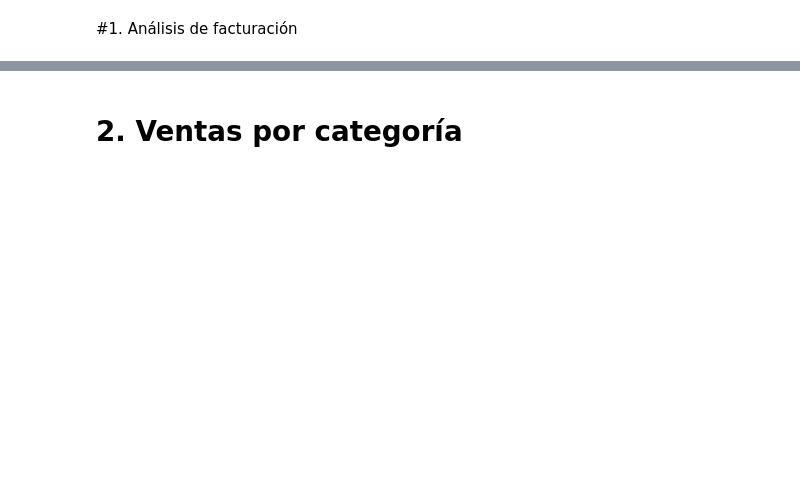
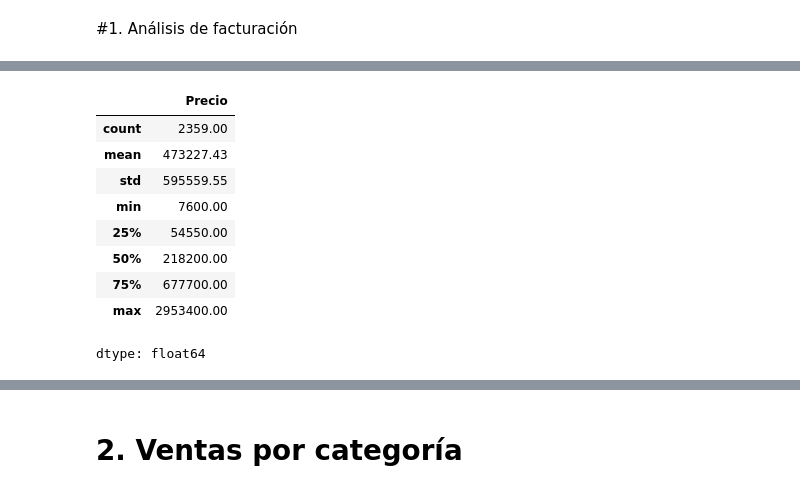
Before and after one commit to fmonteci/AluraStore, a Jupyter notebook: AluraStoreLatam.ipynb, the cells around one changed output, grey strips where cells are left out. Saved outputs shown, nothing was run; the diff lists cells and outputs as text; code cells hidden in the pictures; blank space fills up the shorter version.

```diff
--- a/AluraStoreLatam.ipynb
+++ b/AluraStoreLatam.ipynb
@@ -72,0 +42,14 @@ print(f" el max es {max(facturacion,facturacion2,facturacion3,facturacion4)}, ti
+# %%
+pd.set_option('display.float_format', '{:.2f}'.format)
+tienda2["Precio"].describe()
+# %% [output]
+|  | Precio |
+| count | 2359.00 |
+| mean | 473227.43 |
+| std | 595559.55 |
+| min | 7600.00 |
+| 25% | 54550.00 |
+| 50% | 218200.00 |
+| 75% | 677700.00 |
+| max | 2953400.00 |
+dtype: float64
```
Also changed, not shown: parts of 15 cells of this notebook.
